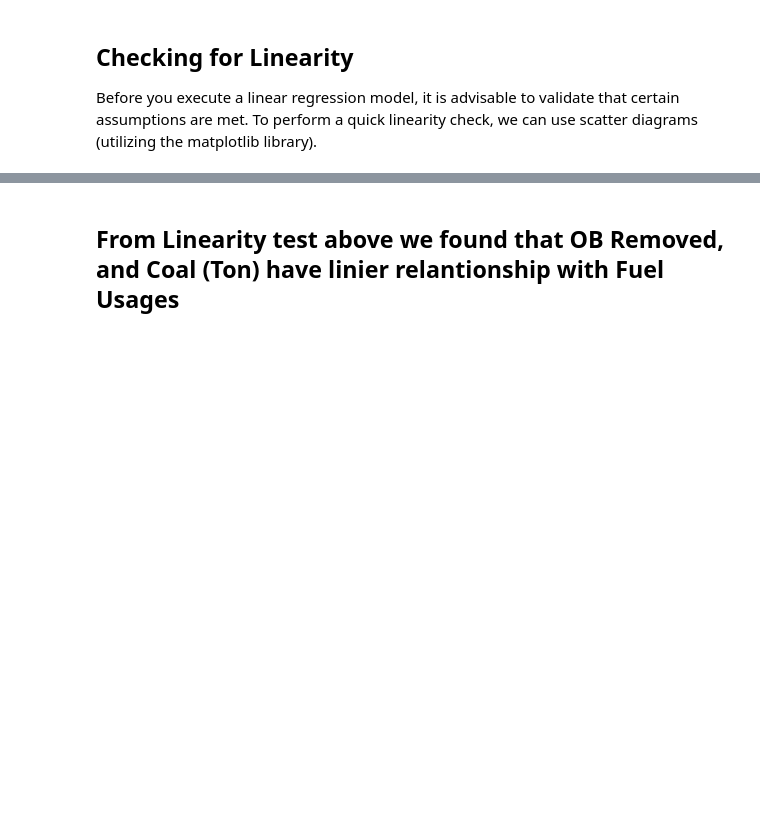
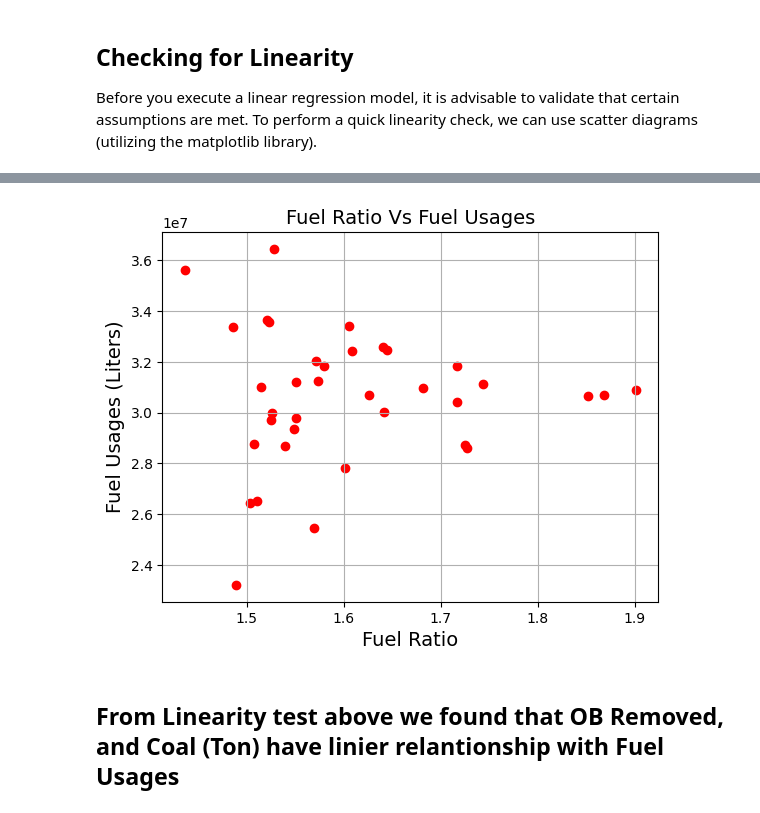
Before and after one commit to layudhi/FuelPrediction, a Jupyter notebook: C-MODFuelPrediction R1.ipynb, the cells around one changed output, grey strips where cells are left out. Cells and saved outputs as stored; diff of their text form; code cells hidden in the pictures; blank space fills up the shorter version.

```diff
--- a/C-MODFuelPrediction R1.ipynb
+++ b/C-MODFuelPrediction R1.ipynb
@@ -88,3 +97,12 @@ plt.show()
+# %%
+plt.scatter(dataset['Fuel Ratio'], dataset['Fuel'], color='red')
+plt.title('Fuel Ratio Vs Fuel Usages', fontsize=14)
+plt.xlabel('Fuel Ratio', fontsize=14)
+plt.ylabel('Fuel Usages (Liters)', fontsize=14)
+plt.grid(True)
+plt.show()
+# %% [output]
+[figure, added]
 # %% [markdown]
 ## From Linearity test above we found that OB Removed, and Coal (Ton) have linier relantionship with Fuel Usages
 # %%
```
Also changed, not shown: parts of 16 cells of this notebook, 4 other files.
